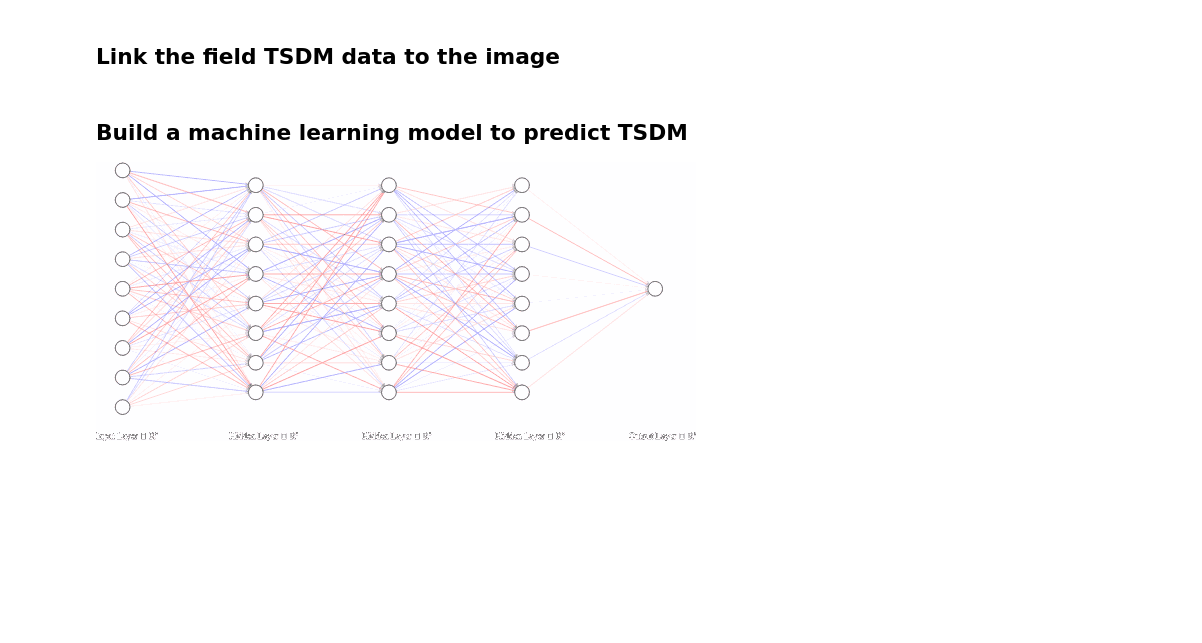
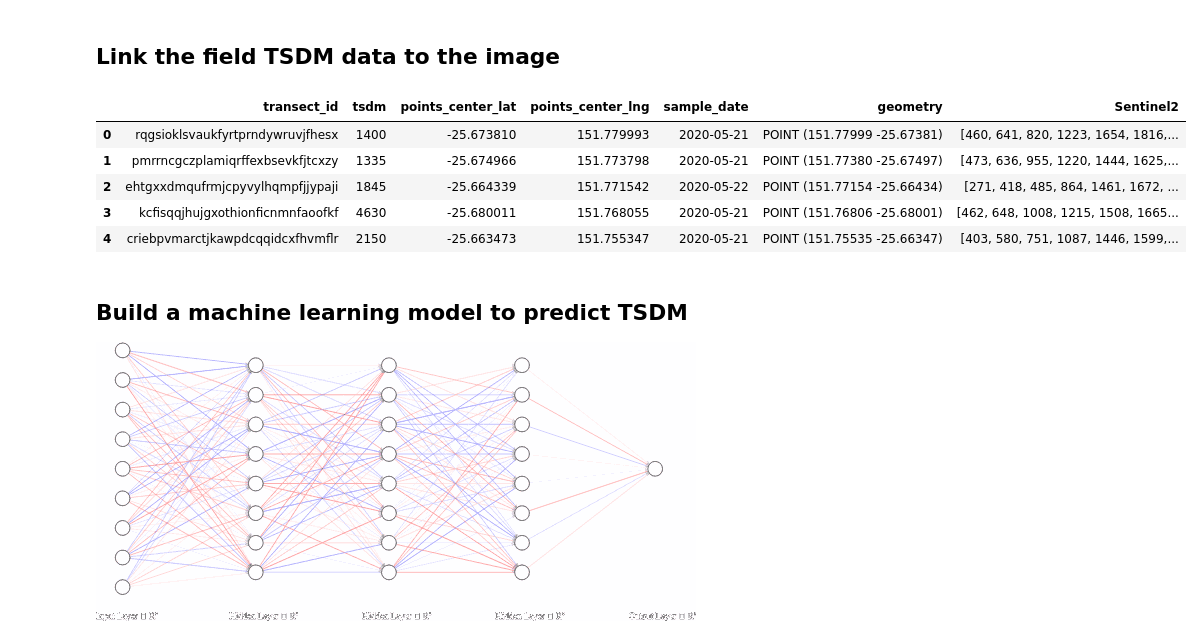
Before and after one commit to petescarth/GEOM3001-7001, a Jupyter notebook: scarthGeom3001.ipynb, the cells around one changed output. Drawn from its saved outputs; the diff is of its cells as text; code cells hidden in the pictures; blank space fills up the shorter version.

```diff
--- a/scarthGeom3001.ipynb
+++ b/scarthGeom3001.ipynb
@@ -214,11 +228,20 @@ plotBandCombination(vrtName,[8,7,3])
 # %%
 cloudRaster = rasterio.open(vrtName)
 # Reproject the geometry to match the raster
 fieldProjectedGeometry = fieldData.geometry.to_crs(cloudRaster.crs)
 # Build a list of coordinate pairs to pass to Rasterio's sample function
 coordList = [(x,y) for x,y in zip(fieldProjectedGeometry.x , fieldProjectedGeometry.y)]
 # Sample the raster without downloading it and add it to the dataframe
 fieldData['Sentinel2'] = [x for x in cloudRaster.sample(coordList)]
+# Show what the fielddata looks like now
+fieldData.head()
+# %% [output]
+|  | transect_id | tsdm | points_center_lat | points_center_lng | sample_date | geometry | Sentinel2 |
+| 0 | rqgsioklsvaukfyrtprndywruvjfhesx | 1400 | -25.673810 | 151.779993 | 2020-05-21 | POINT (151.77999 -25.67381) | [460, 641, 820, 1223, 1654, 1816,... |
+| 1 | pmrrncgczplamiqrffexbsevkfjtcxzy | 1335 | -25.674966 | 151.773798 | 2020-05-21 | POINT (151.77380 -25.67497) | [473, 636, 955, 1220, 1444, 1625,... |
+| 2 | ehtgxxdmqufrmjcpyvylhqmpfjjypaji | 1845 | -25.664339 | 151.771542 | 2020-05-22 | POINT (151.77154 -25.66434) | [271, 418, 485, 864, 1461, 1672, ... |
+| 3 | kcfisqqjhujgxothionficnmnfaoofkf | 4630 | -25.680011 | 151.768055 | 2020-05-21 | POINT (151.76806 -25.68001) | [462, 648, 1008, 1215, 1508, 1665... |
+| 4 | criebpvmarctjkawpdcqqidcxfhvmflr | 2150 | -25.663473 | 151.755347 | 2020-05-21 | POINT (151.75535 -25.66347) | [403, 580, 751, 1087, 1446, 1599,... |
 # %% [markdown]
 ## Build a machine learning model to predict TSDM
 
```
Also changed, not shown: parts of 18 cells of this notebook, 1 other file.
